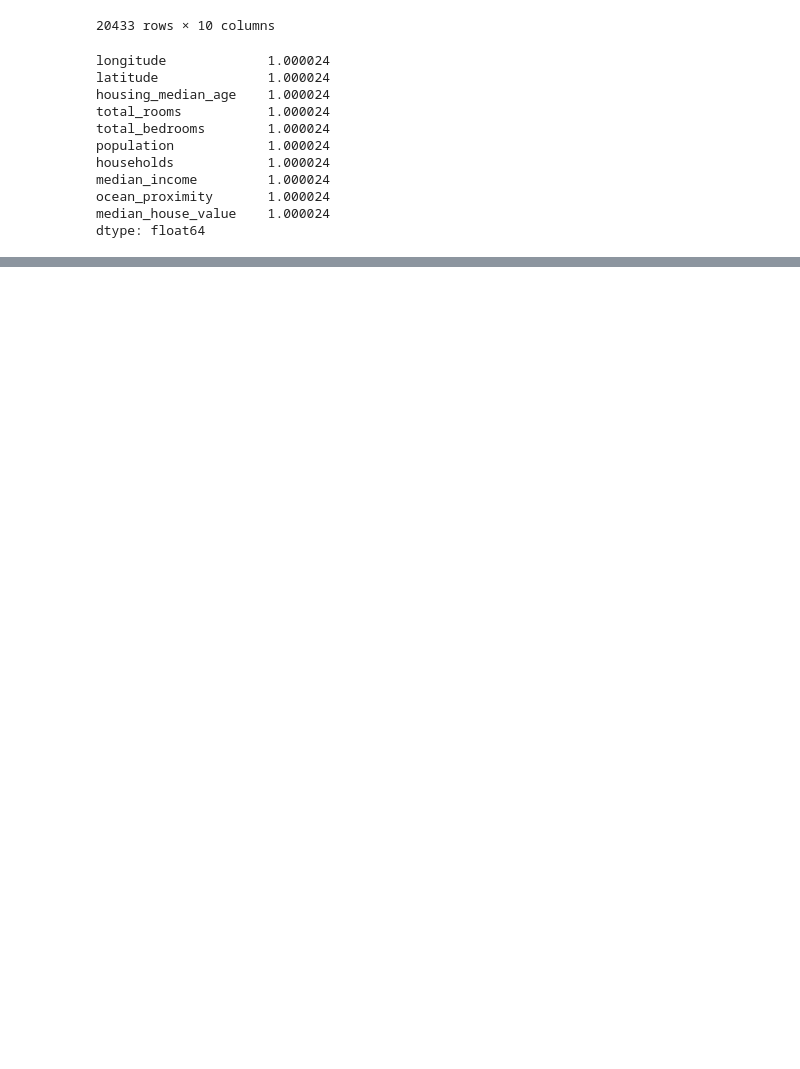
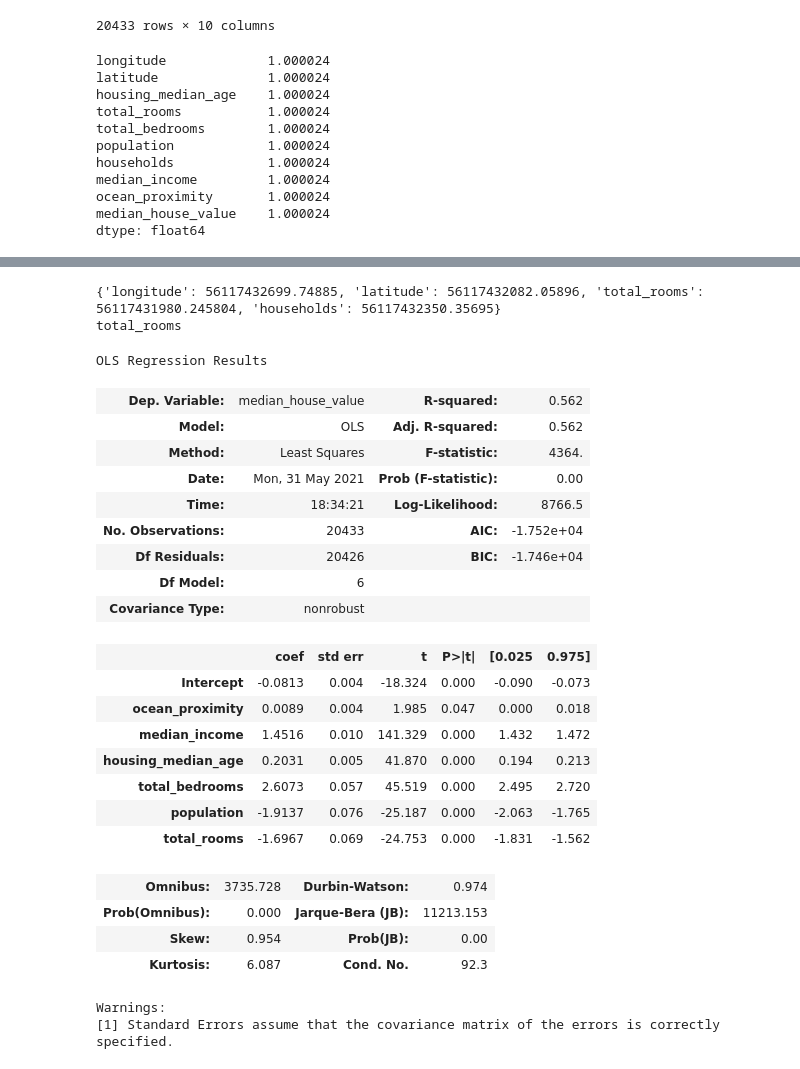
Before and after one commit to jjohashi/cogs109_finalproject, a Jupyter notebook: Cogs 109_housing.ipynb, the cells around one changed output, grey strips where cells are left out. Saved outputs shown, nothing was run; the diff lists cells and outputs as text; code cells hidden in the pictures; blank space fills up the shorter version.

```diff
--- a/Cogs 109_housing.ipynb
+++ b/Cogs 109_housing.ipynb
@@ -205,0 +324,20 @@ np.argmin(mse)
+# %%
+mse = {}
+
+for col in df.columns[0:-1]:
+
+    if(col in ["ocean_proximity", "median_income", "housing_median_age", "total_bedrooms"]):
+        continue
+
+    formula = "median_house_value ~ 1 + ocean_proximity + median_income + housing_median_age + total_bedrooms + " + col
+    model = ols(formula, data = df_normalize).fit()
+
+    yhat = model.predict()
+
+    mse[col] = mean_squared_error(df['median_house_value'], yhat)
+
+print(mse)
+print(min(mse, key=mse.get))
+
+model_5 = ols("median_house_value ~ 1 + ocean_proximity + median_income + housing_median_age + total_bedrooms + population", data = df_normalize).fit()
+model_5.summary()
@@ -205,0 +370,47 @@ np.argmin(mse)
+# %%
+mse = {}
+
+for col in df.columns[0:-1]:
+
+    if(col in ["ocean_proximity", "median_income", "housing_median_age", "total_bedrooms", "population"]):
+        continue
+
+    formula = "median_house_value ~ 1 + ocean_proximity + median_income + housing_median_age + total_bedrooms + population + " + col
+    model = ols(formula, data = df_normalize).fit()
+
+    yhat = model.predict()
+
+    mse[col] = mean_squared_error(df['median_house_value'], yhat)
+
+print(mse)
+print(min(mse, key=mse.get))
+
+model_6 = ols("median_house_value ~ 1 + ocean_proximity + median_income + housing_median_age + total_bedrooms + population + total_rooms", data = df_normalize).fit()
+model_6.summary()
+# %% [output]
+{'longitude': 56117432699.74885, 'latitude': 56117432082.05896, 'total_rooms': 56117431980.245804, 'households': 56117432350.35695}
+total_rooms
+OLS Regression Results
+| Dep. Variable: | median_house_value | R-squared: | 0.562 |
+| Model: | OLS | Adj. R-squared: | 0.562 |
+| Method: | Least Squares | F-statistic: | 4364. |
+| Date: | Mon, 31 May 2021 | Prob (F-statistic): | 0.00 |
+| Time: | 18:34:21 | Log-Likelihood: | 8766.5 |
+| No. Observations: | 20433 | AIC: | -1.752e+04 |
+| Df Residuals: | 20426 | BIC: | -1.746e+04 |
+| Df Model: | 6 |  |  |
+| Covariance Type: | nonrobust |  |  |
+|  | coef | std err | t | P>|t| | [0.025 | 0.975] |
+| Intercept | -0.0813 | 0.004 | -18.324 | 0.000 | -0.090 | -0.073 |
+| ocean_proximity | 0.0089 | 0.004 | 1.985 | 0.047 | 0.000 | 0.018 |
+| median_income | 1.4516 | 0.010 | 141.329 | 0.000 | 1.432 | 1.472 |
+| housing_median_age | 0.2031 | 0.005 | 41.870 | 0.000 | 0.194 | 0.213 |
+| total_bedrooms | 2.6073 | 0.057 | 45.519 | 0.000 | 2.495 | 2.720 |
+| population | -1.9137 | 0.076 | -25.187 | 0.000 | -2.063 | -1.765 |
+| total_rooms | -1.6967 | 0.069 | -24.753 | 0.000 | -1.831 | -1.562 |
+| Omnibus: | 3735.728 | Durbin-Watson: | 0.974 |
+| Prob(Omnibus): | 0.000 | Jarque-Bera (JB): | 11213.153 |
+| Skew: | 0.954 | Prob(JB): | 0.00 |
+| Kurtosis: | 6.087 | Cond. No. | 92.3 |
+Warnings:
+[1] Standard Errors assume that the covariance matrix of the errors is correctly specified.
```
Also changed, not shown: parts of 20 cells of this notebook.
